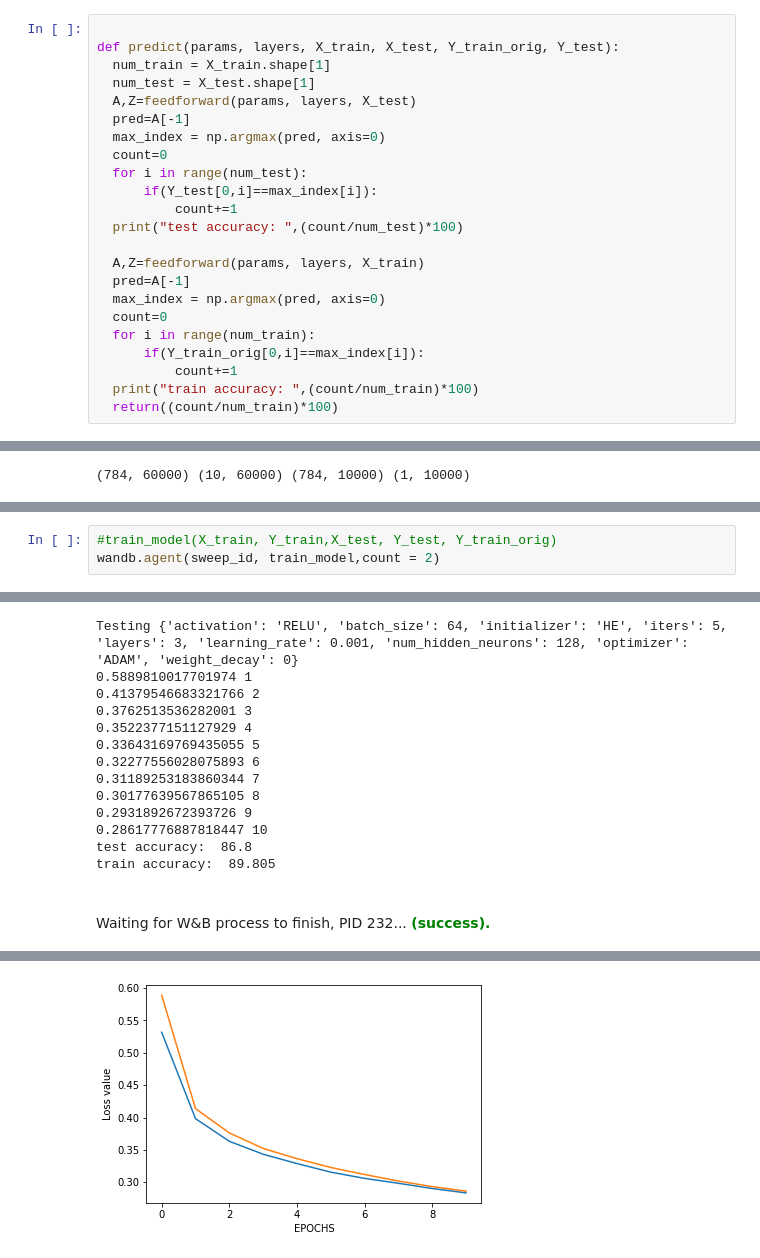
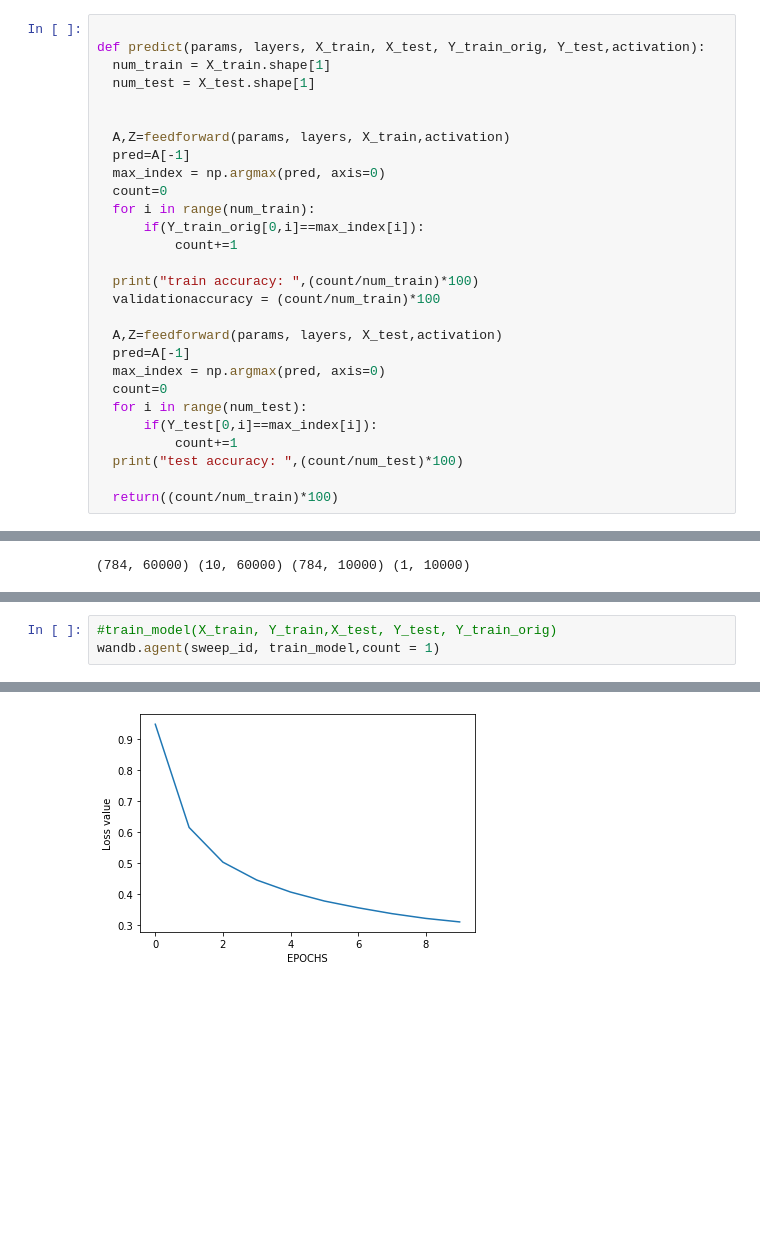
Before and after one commit to go4rav/CS6910-Fundamentals-of-Deep-Learning, a Jupyter notebook: Assignment 1/Assignment1.ipynb, the cells around one changed output, grey strips where cells are left out. Saved outputs shown, nothing was run; the diff lists cells and outputs as text; blank space fills up the shorter version.

```diff
--- a/Assignment 1/Assignment1.ipynb
+++ b/Assignment 1/Assignment1.ipynb
@@ -222,9 +308,22 @@ def updateWeights(params, gradients, layers,M,R, alpha,gamma1,gamma2,eps,t):
 # %%
 
-def predict(params, layers, X_train, X_test, Y_train_orig, Y_test):
+def predict(params, layers, X_train, X_test, Y_train_orig, Y_test,activation):
   num_train = X_train.shape[1]
   num_test = X_test.shape[1]
-  A,Z=feedforward(params, layers, X_test)
+
+
+  A,Z=feedforward(params, layers, X_train,activation)
+  pred=A[-1]
+  max_index = np.argmax(pred, axis=0)
+  count=0
+  for i in range(num_train):
+      if(Y_train_orig[0,i]==max_index[i]):
+          count+=1
+
+  print("train accuracy: ",(count/num_train)*100)
+  validationaccuracy = (count/num_train)*100
+
+  A,Z=feedforward(params, layers, X_test,activation)
   pred=A[-1]
   max_index = np.argmax(pred, axis=0)
   count=0
@@ -233,14 +332,6 @@ def predict(params, layers, X_train, X_test, Y_train_orig, Y_test):
           count+=1
   print("test accuracy: ",(count/num_test)*100)
 
-  A,Z=feedforward(params, layers, X_train)
-  pred=A[-1]
-  max_index = np.argmax(pred, axis=0)
-  count=0
-  for i in range(num_train):
-      if(Y_train_orig[0,i]==max_index[i]):
-          count+=1
-  print("train accuracy: ",(count/num_train)*100)
   return((count/num_train)*100)
 # %%
 (X_train, Y_train), (X_test, Y_test) = data.load_data()
@@ -376,4 +506,4 @@ def train_model():
 # %%
 #train_model(X_train, Y_train,X_test, Y_test, Y_train_orig)
-wandb.agent(sweep_id, train_model,count = 2)
+wandb.agent(sweep_id, train_model,count = 1)
 # %% [output]
@@ -424,14 +538,0 @@ Sweep page: https://wandb.ai/go4rav/Assignment__/sweeps/pllah1ct
-Testing {'activation': 'RELU', 'batch_size': 64, 'initializer': 'HE', 'iters': 5, 'layers': 3, 'learning_rate': 0.001, 'num_hidden_neurons': 128, 'optimizer': 'ADAM', 'weight_decay': 0}
-0.5889810017701974 1
-0.41379546683321766 2
-0.3762513536282001 3
-0.3522377151127929 4
-0.33643169769435055 5
-0.32277556028075893 6
-0.31189253183860344 7
-0.30177639567865105 8
-0.2931892672393726 9
-0.28617776887818447 10
-test accuracy:  86.8
-train accuracy:  89.805
-Waiting for W&B process to finish, PID 232... (success).
@@ -439 +539 @@ Waiting for W&B process to finish, PID 232... (success).
-[figure, old version]
+[figure, new version]
```
Also changed, not shown: parts of 6 cells of this notebook.
